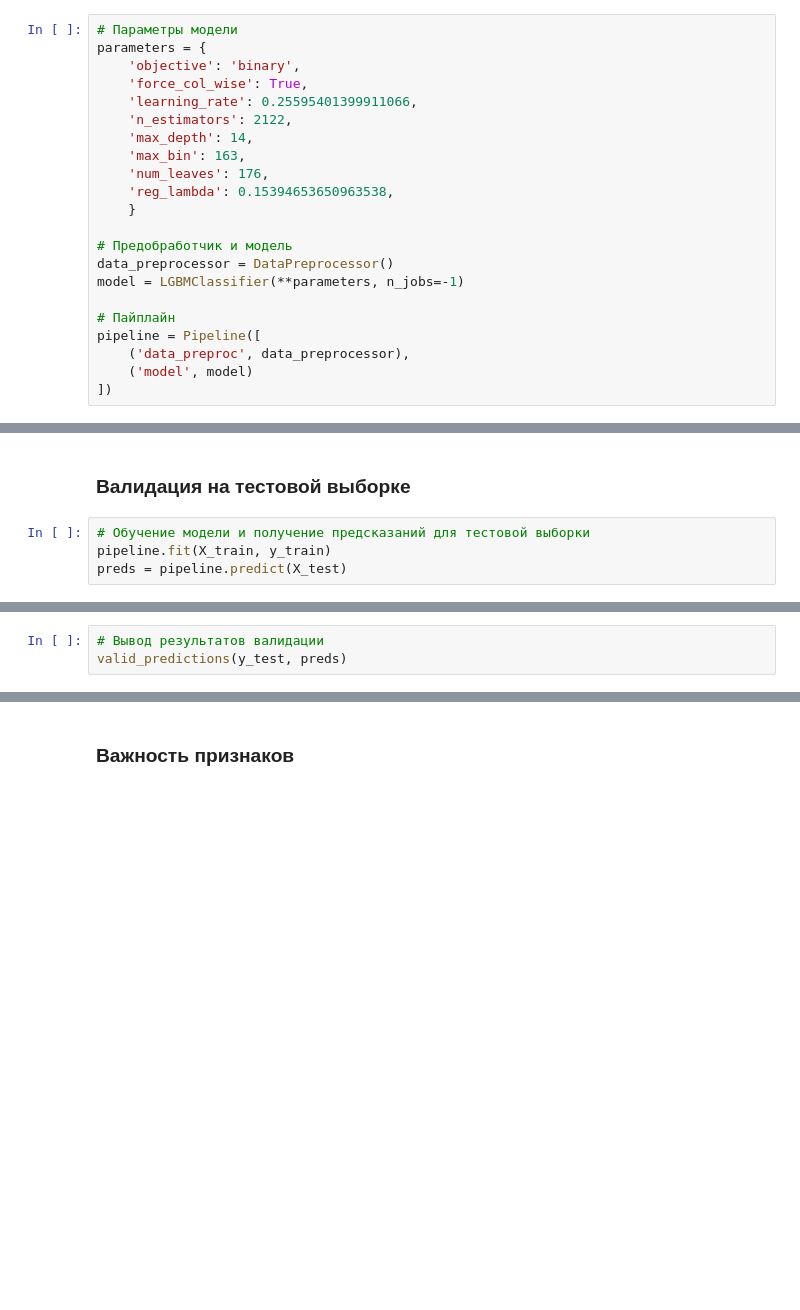
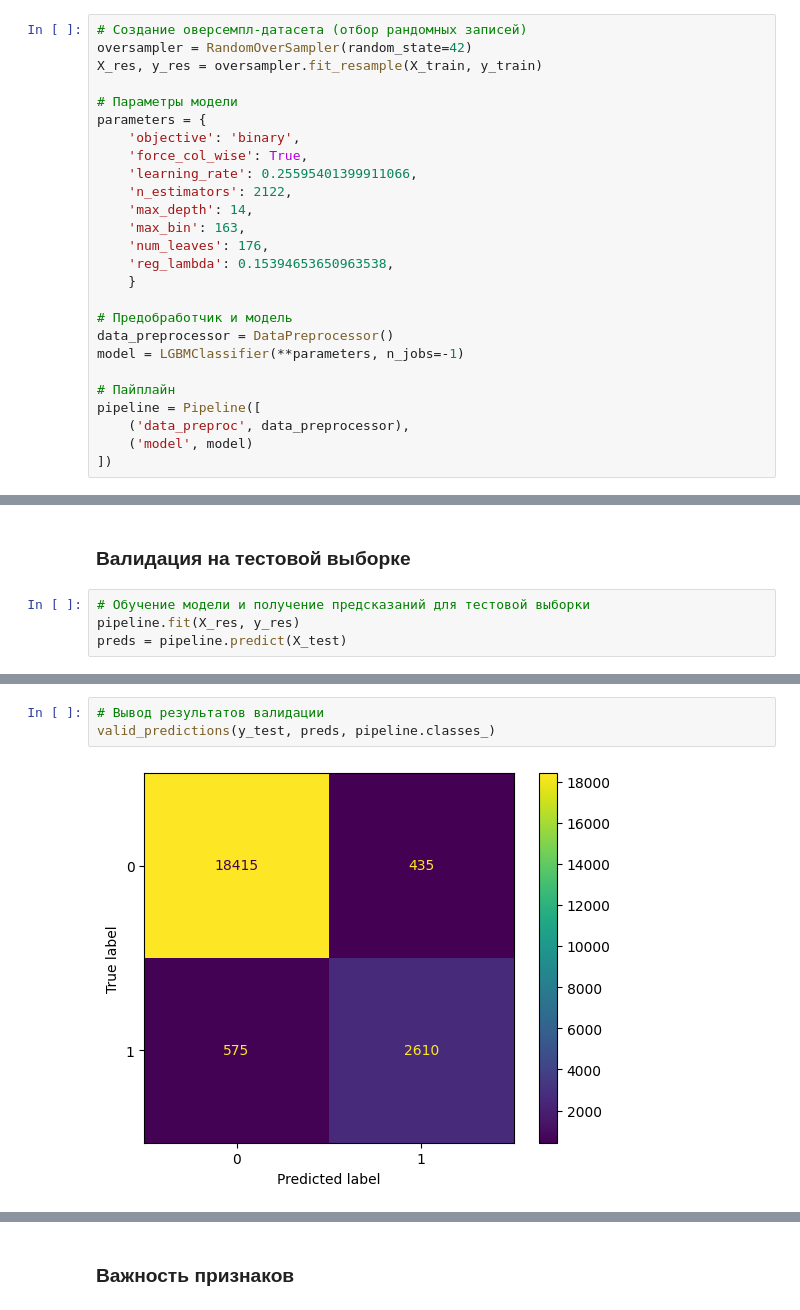
Before and after one commit to dead4an/AIIJC2023-manufacturing, a Jupyter notebook: boosting_models/lightgbm.ipynb, the cells around one changed output, grey strips where cells are left out. Cells and saved outputs as stored; diff of their text form; blank space fills up the shorter version.

```diff
--- a/boosting_models/lightgbm.ipynb
+++ b/boosting_models/lightgbm.ipynb
@@ -81,6 +85,10 @@ X_general, y_general = train_df.iloc[:, :-1], train_df.iloc[:, -1]
 # %% [markdown]
 ## Тесты
 # %%
+# Создание оверсемпл-датасета (отбор рандомных записей)
+oversampler = RandomOverSampler(random_state=42)
+X_res, y_res = oversampler.fit_resample(X_train, y_train)
+
 # Параметры модели
 parameters = {
     'objective': 'binary',
@@ -112,5 +120,5 @@ print(f'Mean CV: {cv_scores.mean()}')
 ### Валидация на тестовой выборке
 # %%
 # Обучение модели и получение предсказаний для тестовой выборки
-pipeline.fit(X_train, y_train)
+pipeline.fit(X_res, y_res)
 preds = pipeline.predict(X_test)
@@ -117,3 +133,5 @@ preds = pipeline.predict(X_test)
 # %%
 # Вывод результатов валидации
-valid_predictions(y_test, preds)
+valid_predictions(y_test, preds, pipeline.classes_)
+# %% [output]
+[figure, added]
```
Also changed, not shown: parts of 3 cells of this notebook, 6 other files.
